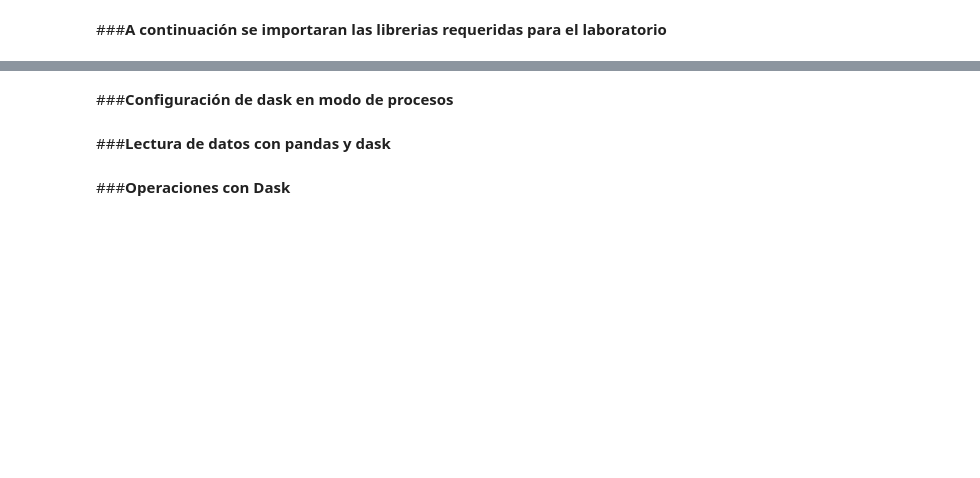
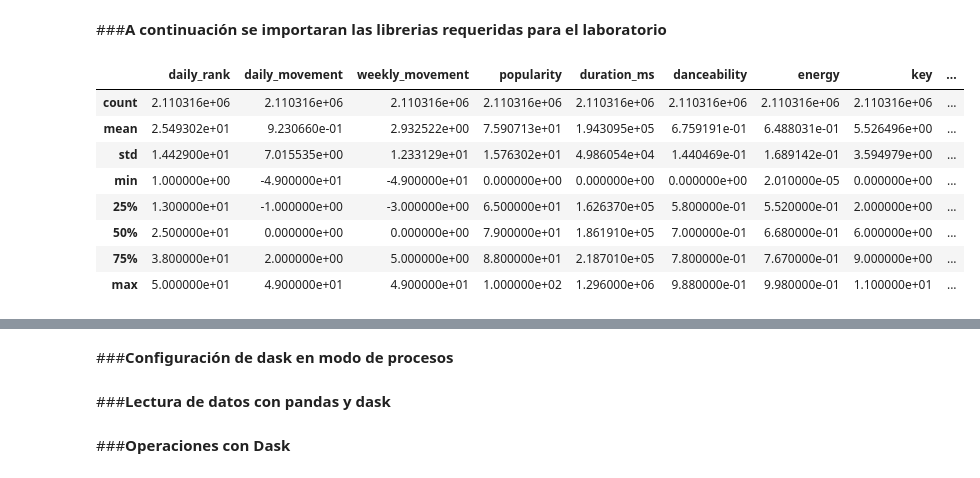
Before and after one commit to cam2149/DistributedProcessing, a Jupyter notebook: 3_Procesamiento_en_paralelo_con_dask.ipynb, the cells around one changed output, grey strips where cells are left out. Saved outputs shown, nothing was run; the diff lists cells and outputs as text; code cells hidden in the pictures; blank space fills up the shorter version.

```diff
--- a/3_Procesamiento_en_paralelo_con_dask.ipynb
+++ b/3_Procesamiento_en_paralelo_con_dask.ipynb
@@ -30,3 +65,17 @@ import pandas as pd
 import dask.dataframe as dd
 import numpy as np
 import time
+# %%
+df_pandas = pd.read_csv('/content/universal_top_spotify_songs.csv')
+# %%
+df_pandas.describe()
+# %% [output]
+|  | daily_rank | daily_movement | weekly_movement | popularity | duration_ms | danceability | energy | key | ... |
+| count | 2.110316e+06 | 2.110316e+06 | 2.110316e+06 | 2.110316e+06 | 2.110316e+06 | 2.110316e+06 | 2.110316e+06 | 2.110316e+06 | ... |
+| mean | 2.549302e+01 | 9.230660e-01 | 2.932522e+00 | 7.590713e+01 | 1.943095e+05 | 6.759191e-01 | 6.488031e-01 | 5.526496e+00 | ... |
+| std | 1.442900e+01 | 7.015535e+00 | 1.233129e+01 | 1.576302e+01 | 4.986054e+04 | 1.440469e-01 | 1.689142e-01 | 3.594979e+00 | ... |
+| min | 1.000000e+00 | -4.900000e+01 | -4.900000e+01 | 0.000000e+00 | 0.000000e+00 | 0.000000e+00 | 2.010000e-05 | 0.000000e+00 | ... |
+| 25% | 1.300000e+01 | -1.000000e+00 | -3.000000e+00 | 6.500000e+01 | 1.626370e+05 | 5.800000e-01 | 5.520000e-01 | 2.000000e+00 | ... |
+| 50% | 2.500000e+01 | 0.000000e+00 | 0.000000e+00 | 7.900000e+01 | 1.861910e+05 | 7.000000e-01 | 6.680000e-01 | 6.000000e+00 | ... |
+| 75% | 3.800000e+01 | 2.000000e+00 | 5.000000e+00 | 8.800000e+01 | 2.187010e+05 | 7.800000e-01 | 7.670000e-01 | 9.000000e+00 | ... |
+| max | 5.000000e+01 | 4.900000e+01 | 4.900000e+01 | 1.000000e+02 | 1.296000e+06 | 9.880000e-01 | 9.980000e-01 | 1.100000e+01 | ... |
```
Also changed, not shown: parts of 27 cells of this notebook.
